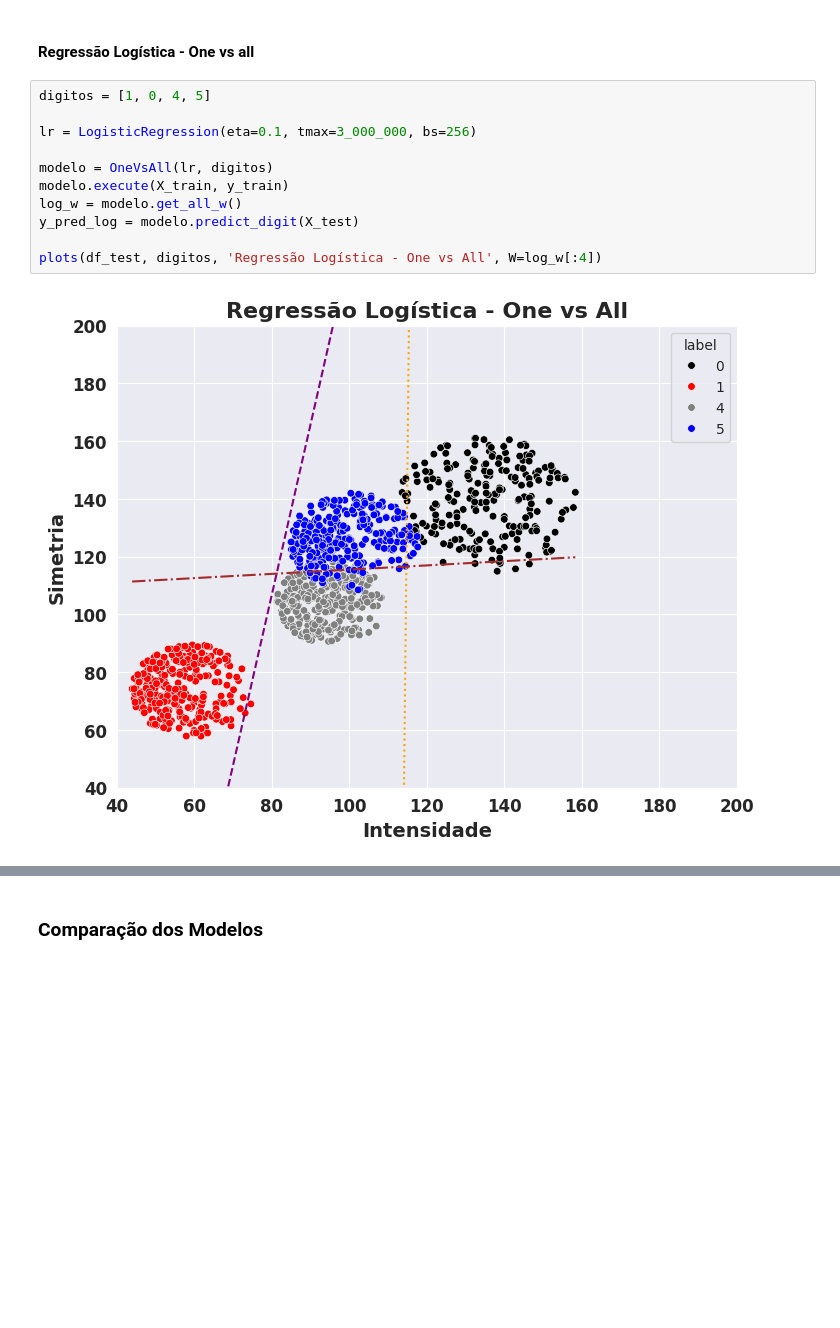
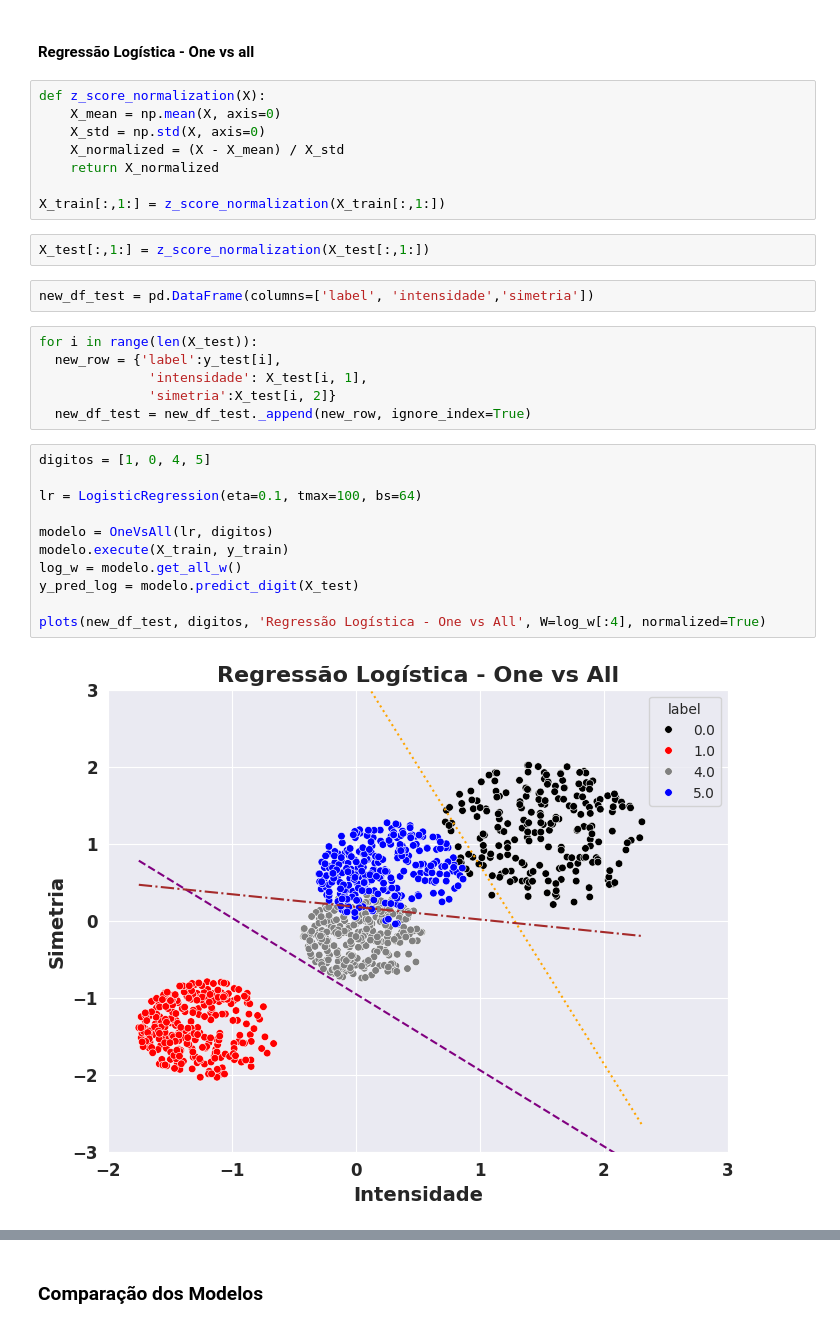
Before and after one commit to johnpaulnasc/miniproject_ml, a Jupyter notebook: miniproject_ml.ipynb, the cells around one changed output, grey strips where cells are left out. Cells and saved outputs as stored; diff of their text form; blank space fills up the shorter version.

```diff
--- a/miniproject_ml.ipynb
+++ b/miniproject_ml.ipynb
@@ -497,19 +525,37 @@ F1 Score dígito 5: 0.93
 Weighted F1 Score: 0.96
 # %% [markdown]
 #### Regressão Logística - One vs all
+# %%
+def z_score_normalization(X):
+    X_mean = np.mean(X, axis=0)
+    X_std = np.std(X, axis=0)
+    X_normalized = (X - X_mean) / X_std
+    return X_normalized
+
+X_train[:,1:] = z_score_normalization(X_train[:,1:])
+# %%
+X_test[:,1:] = z_score_normalization(X_test[:,1:])
+# %%
+new_df_test = pd.DataFrame(columns=['label', 'intensidade','simetria'])
+# %%
+for i in range(len(X_test)):
+  new_row = {'label':y_test[i],
+              'intensidade': X_test[i, 1],
+              'simetria':X_test[i, 2]}
+  new_df_test = new_df_test._append(new_row, ignore_index=True)
 # %%
 digitos = [1, 0, 4, 5]
 
-lr = LogisticRegression(eta=0.1, tmax=3_000_000, bs=256)
+lr = LogisticRegression(eta=0.1, tmax=100, bs=64)
 
 modelo = OneVsAll(lr, digitos)
 modelo.execute(X_train, y_train)
 log_w = modelo.get_all_w()
 y_pred_log = modelo.predict_digit(X_test)
 
-plots(df_test, digitos, 'Regressão Logística - One vs All', W=log_w[:4])
+plots(new_df_test, digitos, 'Regressão Logística - One vs All', W=log_w[:4], normalized=True)
 # %% [output]
-[figure, old version]
+[figure, new version]
 # %%
 digitos = [1, 0, 4, 5]
 
```
Also changed, not shown: parts of 12 cells of this notebook, 1 other file.
